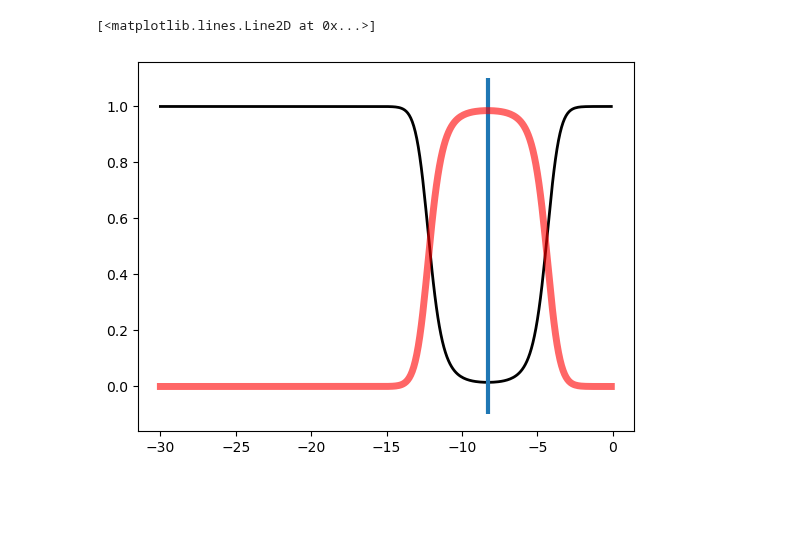
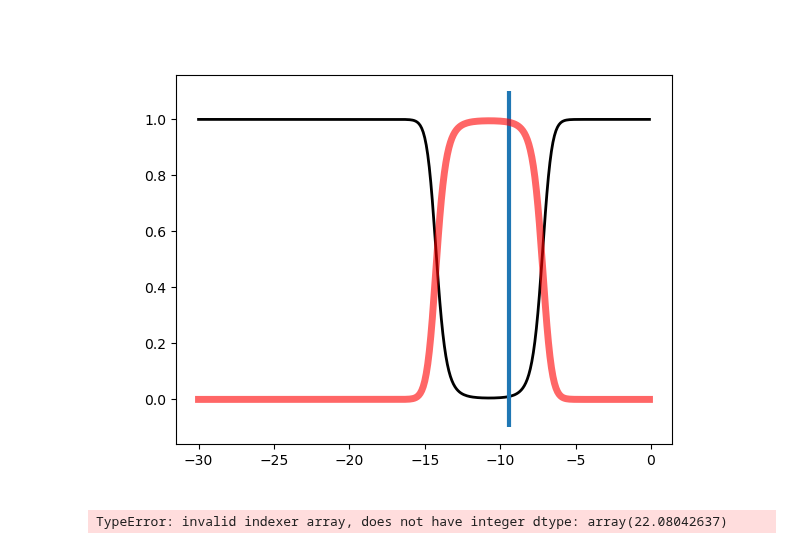
Before and after one commit to TUW-GEO/tuw_education_notebooks, a Jupyter notebook: 01_notebook_as_an_app.ipynb, the cells around one changed output. Cells and saved outputs as stored; diff of their text form; code cells hidden in the pictures; blank space fills up the shorter version.

```diff
--- a/01_notebook_as_an_app.ipynb
+++ b/01_notebook_as_an_app.ipynb
@@ -54,9 +76,27 @@ nf_post = (y2_pdf * 0.5) / evidence
-# %%
-fig, ax = plt.subplots(1, 1)
-
-ax.plot(x, f_post, 'k-', lw=2)
-ax.vlines(x=sig0_dc.SIG0[0,0].to_numpy(), ymin=-0.1, ymax=1.1, lw=3)
-ax.plot(x, nf_post,'r-', lw=5, alpha=0.6)
-# %% [output]
-[<matplotlib.lines.Line2D at 0x...>]
-[figure, removed]
+# %%
+plot_posteriors(15, 16)
+# %% [output]
+[figure, added]
+# %%
+# initialize a map on top
+m = Maps(ax=211)
+m.add_feature.preset.ocean()
+m.add_feature.preset.coastline()
+
+# initialize 2 matplotlib plot-axes below the map
+ax_left = m.f.add_subplot(223)
+ax_left.set_ylabel("density probability")
+ax_left.set_xlabel("sigma")
+
+ax_right = m.f.add_subplot(224)
+ax_right.set_ylabel("probability")
+ax_right.set_xlabel("sigma")
+
+ax_left.sharey(ax_right)
+
+# -------- assign data to the map and plot it
+m.set_data(data=sig0_dc, x="x", y="y", parameter="SIG0", crs=sig0_dc.spatial_ref.crs_wkt)
+m.set_shape.shade_points()
+m.plot_map()
+# %% [output]
+TypeError: invalid indexer array, does not have integer dtype: array(22.08042637)
```
Also changed, not shown: parts of 9 cells of this notebook.
